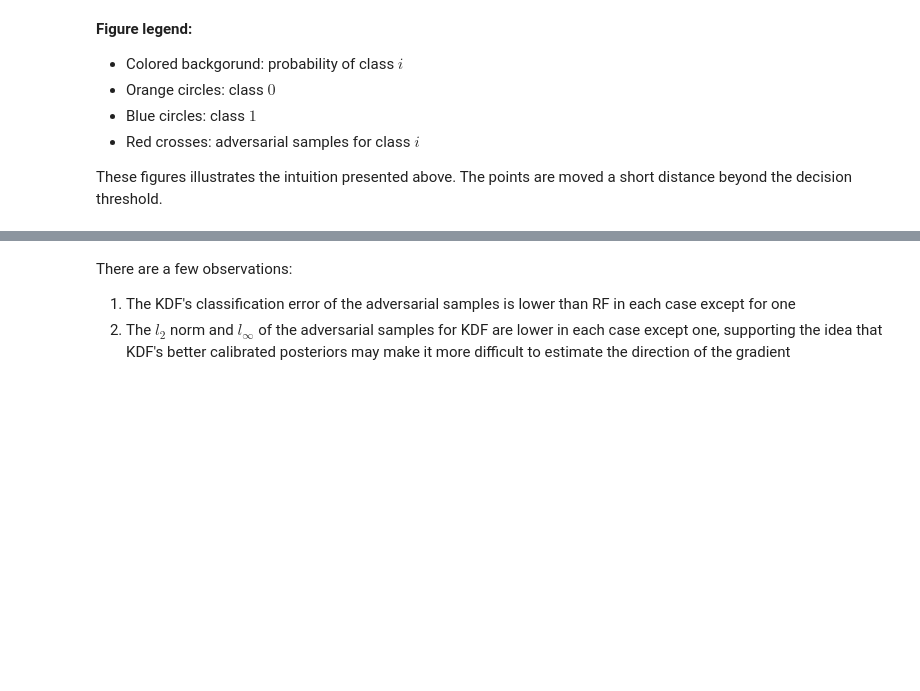
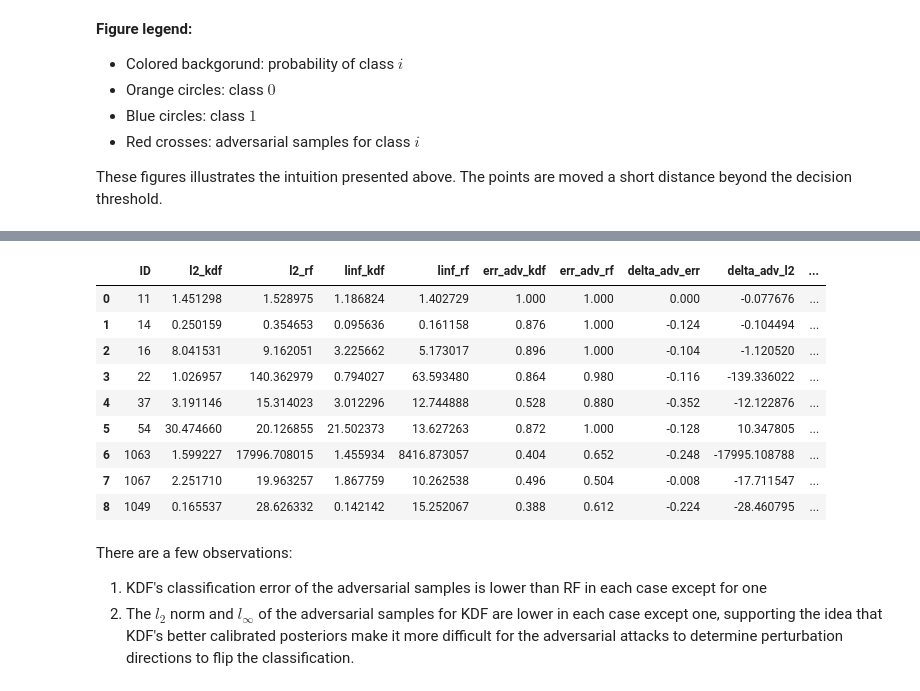
Before and after one commit to jdesman1/kdg, a Jupyter notebook: docs/tutorials/kdf_adversarial.ipynb, the cells around one changed output, grey strips where cells are left out. Cells and saved outputs as stored; diff of their text form; code cells hidden in the pictures; blank space fills up the shorter version.

Commit message:
ENH update adversarial notebook

```diff
--- a/docs/tutorials/kdf_adversarial.ipynb
+++ b/docs/tutorials/kdf_adversarial.ipynb
@@ -72,4 +51,30 @@ df_disp
+# %%
+dataset_ids = [11, 14, 16, 22, 37, 54, 1063, 1067, 1049]
+n_estimators = 500
+n_attack = 50
+reps = 5
+res = Parallel(n_jobs=4)(
+    delayed(experiment)(
+        dataset_id,
+        n_estimators=n_estimators,
+        n_attack=n_attack,
+        reps=reps
+        ) for dataset_id in dataset_ids)
+# %%
+output = combine_results(res)
+output
+# %% [output]
+|  | ID | l2_kdf | l2_rf | linf_kdf | linf_rf | err_adv_kdf | err_adv_rf | delta_adv_err | delta_adv_l2 | ... |
+| 0 | 11 | 1.451298 | 1.528975 | 1.186824 | 1.402729 | 1.000 | 1.000 | 0.000 | -0.077676 | ... |
+| 1 | 14 | 0.250159 | 0.354653 | 0.095636 | 0.161158 | 0.876 | 1.000 | -0.124 | -0.104494 | ... |
+| 2 | 16 | 8.041531 | 9.162051 | 3.225662 | 5.173017 | 0.896 | 1.000 | -0.104 | -1.120520 | ... |
+| 3 | 22 | 1.026957 | 140.362979 | 0.794027 | 63.593480 | 0.864 | 0.980 | -0.116 | -139.336022 | ... |
+| 4 | 37 | 3.191146 | 15.314023 | 3.012296 | 12.744888 | 0.528 | 0.880 | -0.352 | -12.122876 | ... |
+| 5 | 54 | 30.474660 | 20.126855 | 21.502373 | 13.627263 | 0.872 | 1.000 | -0.128 | 10.347805 | ... |
+| 6 | 1063 | 1.599227 | 17996.708015 | 1.455934 | 8416.873057 | 0.404 | 0.652 | -0.248 | -17995.108788 | ... |
+| 7 | 1067 | 2.251710 | 19.963257 | 1.867759 | 10.262538 | 0.496 | 0.504 | -0.008 | -17.711547 | ... |
+| 8 | 1049 | 0.165537 | 28.626332 | 0.142142 | 15.252067 | 0.388 | 0.612 | -0.224 | -28.460795 | ... |
 # %% [markdown]
 There are a few observations:
-1. The KDF's classification error of the adversarial samples is lower than RF in each case except for one
-2. The $l_2$ norm and $l_{\infty}$ of the adversarial samples for KDF are lower in each case except one, supporting the idea that KDF's better calibrated posteriors may make it more difficult to estimate the direction of the gradient
+1. KDF's classification error of the adversarial samples is lower than RF in each case except for one
+2. The $l_2$ norm and $l_{\infty}$ of the adversarial samples for KDF are lower in each case except one, supporting the idea that KDF's better calibrated posteriors make it more difficult for the adversarial attacks to determine perturbation directions to flip the classification.
```
Also changed, not shown: parts of 4 cells of this notebook, 1 other file.
